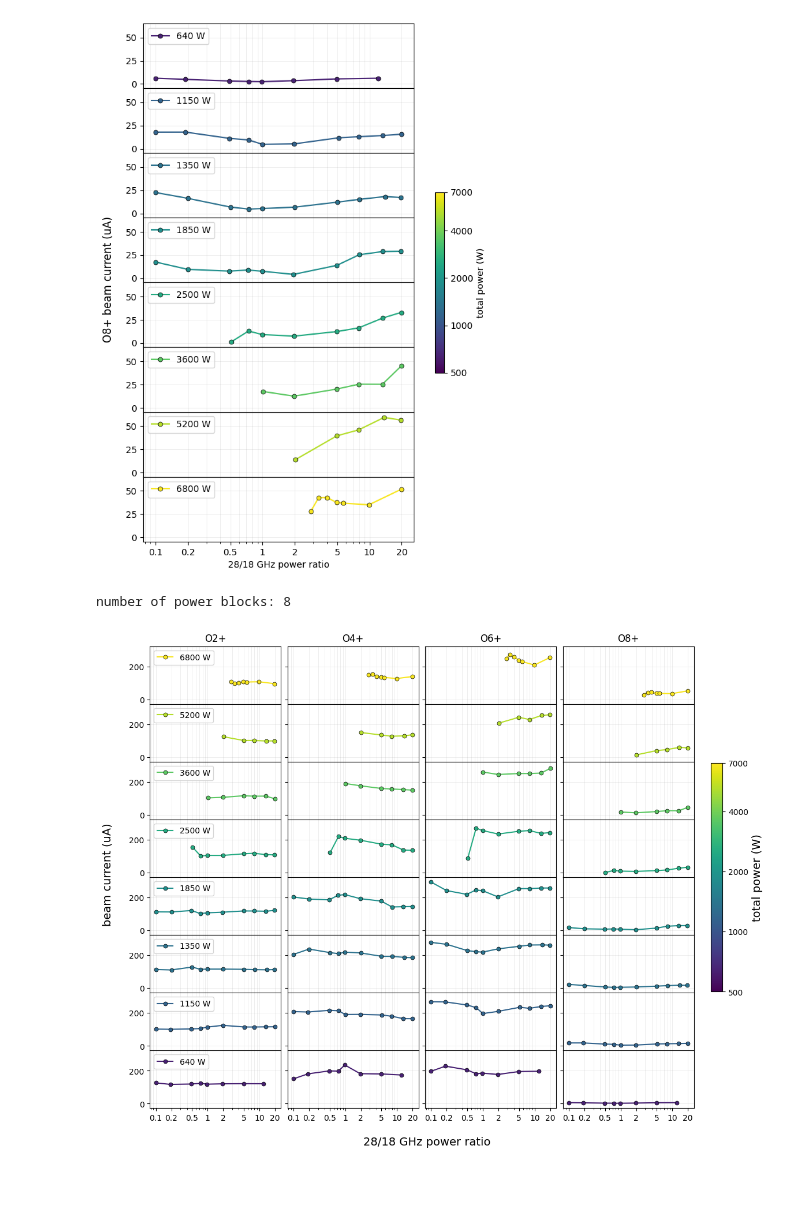
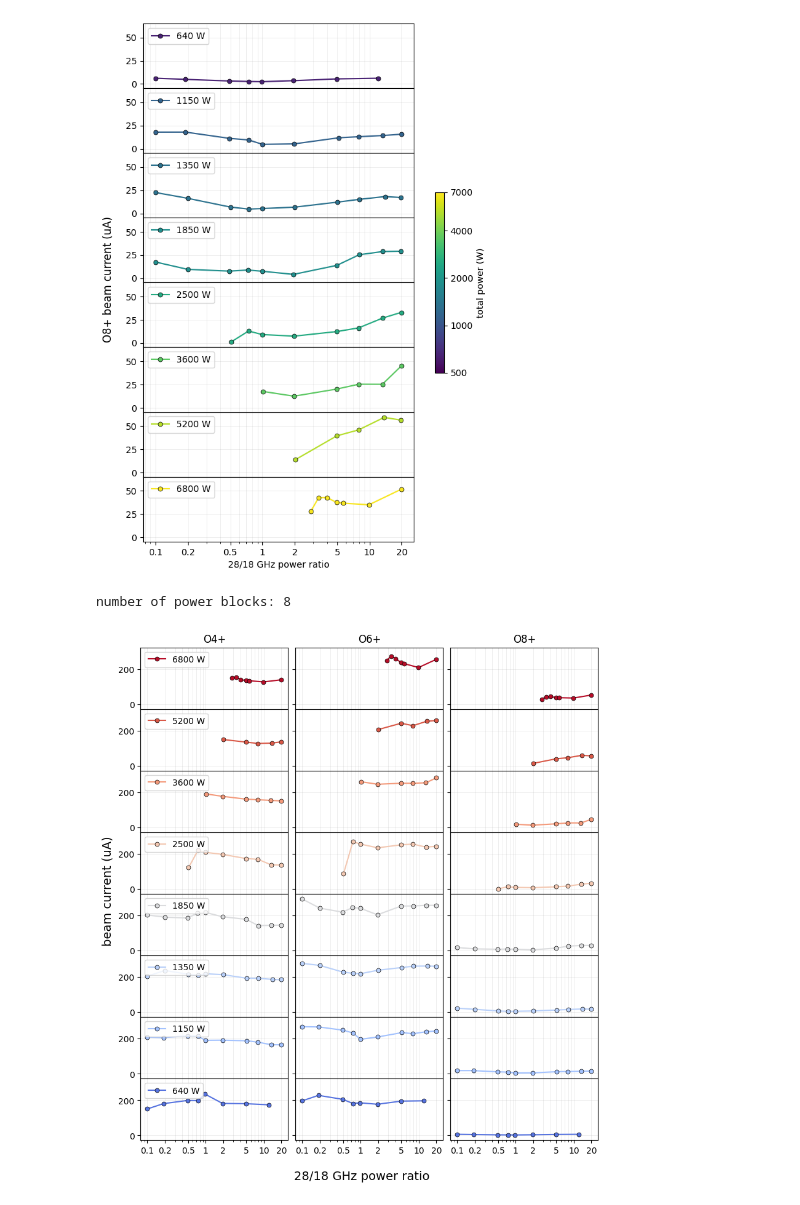
Before and after one commit to thebeesneesh/VENUS_X-Ray_BS, a Jupyter notebook: __VENUS_Explore_Jamie.ipynb, the cells around one changed output. Cells and saved outputs as stored; diff of their text form; code cells hidden in the pictures.

```diff
--- a/__VENUS_Explore_Jamie.ipynb
+++ b/__VENUS_Explore_Jamie.ipynb
@@ -216,40 +226,40 @@ def plot_charge_states_vs_ratio(df):
     keep = power.notna()# skip the tune up runs, which have no power block
     blocks = sorted(power[keep].unique())
     print(f"number of power blocks: {len(blocks)}")
-    states = ["o2+", "o4+", "o6+", "o8+"]# one column per charge state
+    states = ["o4+", "o6+", "o8+"]# one column per charge state
     norm = LogNorm(500, 7000)# same mapping as the spectral temperature plot
-    cmap = plt.get_cmap("viridis")
+    cmap = plt.get_cmap("coolwarm")
     fig, axes = plt.subplots(len(blocks), len(states), figsize=(3.2 * len(states), 1.3 * len(blocks)), sharex=True, sharey=True, gridspec_kw={"hspace": 0, "wspace": 0.05})# rows touch, columns get a little room for the tick labels
     yall = df.loc[keep, [s + "_beam_current" for s in states]].values# all plotted currents in microamps
     ypad = 0.1 * (yall.max() - yall.min())# a little headroom above and below the data
     for j, s in enumerate(states):
         y = df[s + "_beam_current"]# beam current in microamps
         axes[0, j].set_title(f"O{s[1]}+")# one column header per charge state
         for i, p in enumerate(reversed(blocks)):# highest total power at the top of the plot
             ax = axes[i, j]
             g = df[keep & (power == p)].sort_values("28_18_ratio")# join the sweep in ratio order
             ax.plot(g["28_18_ratio"], y[g.index], marker="o", markersize=5, linestyle="-", linewidth=1.5, markeredgecolor="black", markeredgewidth=0.5, color=cmap(norm(p)), label=f"{p:.0f} W" if j == 0 else None)
             ax.grid(True, which="both", linewidth=0.5, alpha=0.3)# grid on the major and minor log lines
             if j == 0:
                 ax.legend(frameon=True, loc="upper left")# label each row once, in the first column
     axes[0, 0].set_ylim(yall.min() - ypad, yall.max() + ypad)# one set of limits, shared by every panel
     for j in range(len(states)):
         axes[-1, j].set_xscale("log")
         axes[-1, j].set_xticks([0.1, 0.2, 0.5, 1, 2, 5, 10, 20], labels=["0.1", "0.2", "0.5", "1", "2", "5", "10", "20"])# write the doublings out in full
     fig.supxlabel("28/18 GHz power ratio", x=0.5, y=0.045, fontsize=14)# a single label for the whole grid, sitting close under the bottom row
     fig.supylabel("beam current (uA)", x=0.06, fontsize=14)# a single label for the whole grid, sitting close to the left column
-    cbar = fig.colorbar(plt.cm.ScalarMappable(norm=norm, cmap=cmap), ax=axes, fraction=0.02, pad=0.03,label="total power (W)")# thin strip on the right
-    cbar.ax.yaxis.label.set_size(14)# larger colourbar label
-    cbar.set_ticks([500, 1000, 2000, 4000, 7000], labels=["500", "1000", "2000", "4000", "7000"])# doublings written out in full
-    cbar.minorticks_off()# drop the labelled log minor ticks
+    #cbar = fig.colorbar(plt.cm.ScalarMappable(norm=norm, cmap=cmap), ax=axes, fraction=0.02, pad=0.03,label="total power (W)")# thin strip on the right
+    #cbar.ax.yaxis.label.set_size(14)# larger colourbar label
+    #cbar.set_ticks([500, 1000, 2000, 4000, 7000], labels=["500", "1000", "2000", "4000", "7000"])# doublings written out in full
+    #cbar.minorticks_off()# drop the labelled log minor ticks
     plt.tight_layout()
     plt.savefig("beamCurrent_vs_powerRatio_vs_totalPower.png", dpi=300, bbox_inches="tight")
     plt.show()
 
 plot_charge_states_vs_ratio(df)
 # %% [output]
 number of power blocks: 8
-[figure, old version]
+[figure, new version]
 # %%
 def plot_o6_power_last_runs(df, n=10):
     "Plot O6+ beam current of the last n runs against the actual 18 and 28 GHz powers"
```
Also changed, not shown: parts of 4 cells of this notebook, 18 other files.
